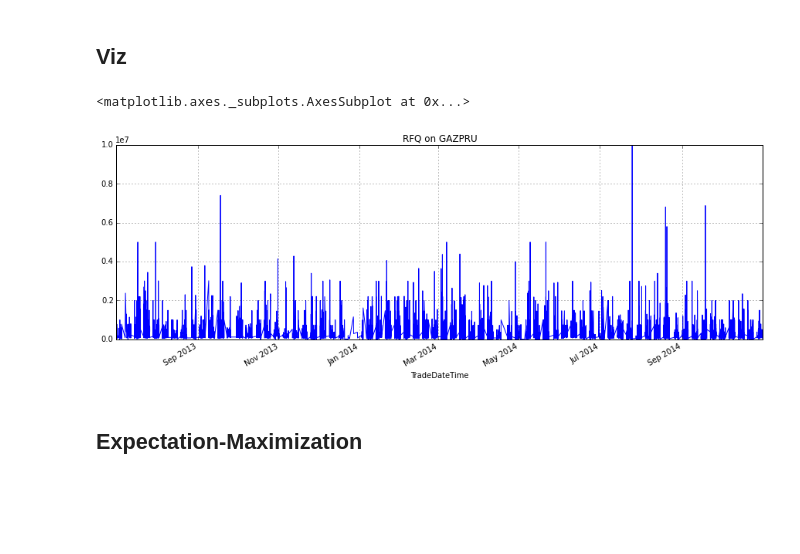
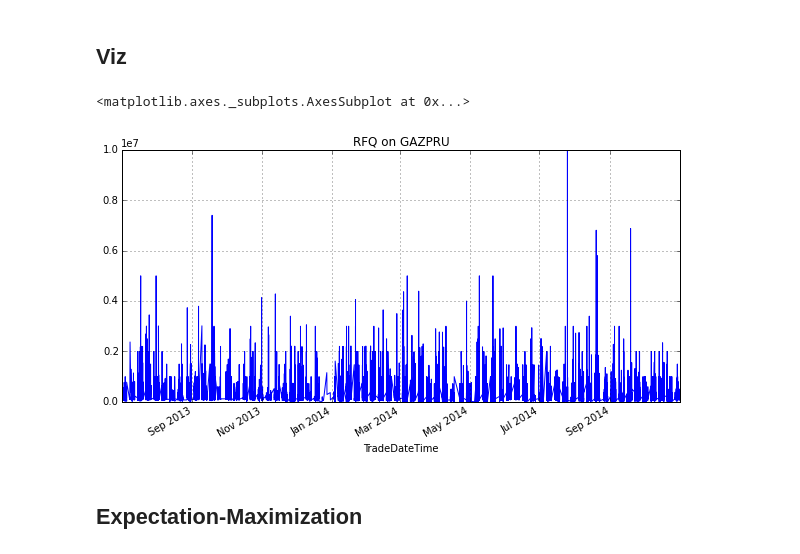
Before and after one commit to CompSquad/hawkes-clustering, a Jupyter notebook: Hawkes.ipynb, the cells around one changed output. Saved outputs shown, nothing was run; the diff lists cells and outputs as text; code cells hidden in the pictures; blank space fills up the shorter version.

```diff
--- a/Hawkes.ipynb
+++ b/Hawkes.ipynb
@@ -13,10 +13,10 @@ Populating the interactive namespace from numpy and matplotlib
 # %%
 df = pd.read_csv('GAZPRU.csv', parse_dates=['TradeDateTime'], index_col='TradeDateTime')
 # %%
-df['NotionalEUR'].plot(figsize=(15,5), title = 'RFQ on GAZPRU')
+df['NotionalEUR'].plot(figsize=(10,5), title = 'RFQ on GAZPRU')
 # %% [output]
 <matplotlib.axes._subplots.AxesSubplot at 0x...>
-[figure, old version]
+[figure, new version]
 # %% [markdown]
 ## Expectation-Maximization
 # %%
```
Also changed, not shown: parts of 6 cells of this notebook, 2 other files.
